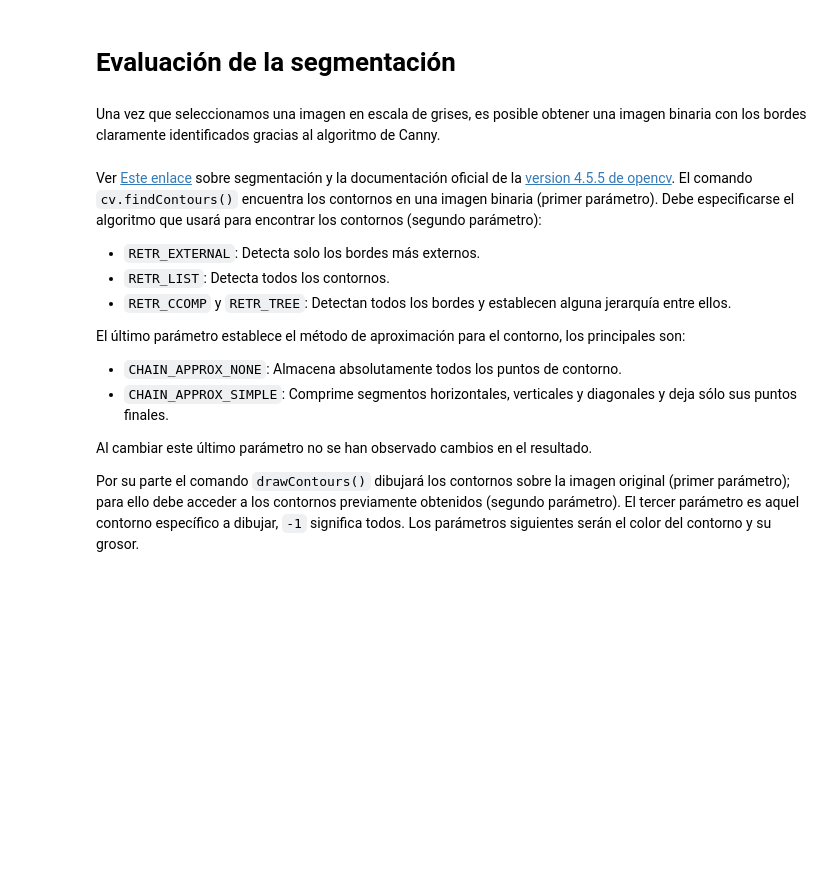
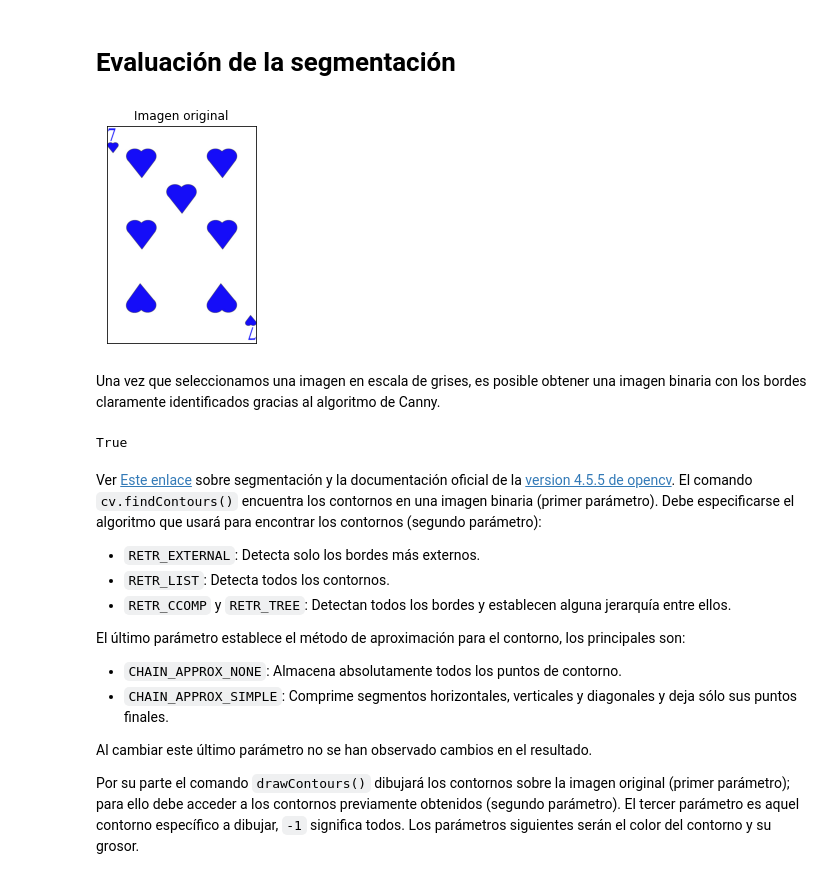
Before and after one commit to genomorro/unir, a Jupyter notebook: main.ipynb, the cells around one changed output. Drawn from its saved outputs; the diff is of its cells as text; code cells hidden in the pictures; blank space fills up the shorter version.

Commit message:
Fix images

```diff
--- a/main.ipynb
+++ b/main.ipynb
@@ -13,21 +13,25 @@ imc_cyd = cv.imread('im/cyd.jpg')
 # %%
-imc_07c = cv.imread('im/07c.jpg', cv.IMREAD_GRAYSCALE)
-imc_09d = cv.imread('im/09d.png', cv.IMREAD_GRAYSCALE)
-imc_10c = cv.imread('im/10c.jpg', cv.IMREAD_GRAYSCALE)
-imc_10t = cv.imread('im/10t.jpg', cv.IMREAD_GRAYSCALE)
-imc_all = cv.imread('im/all.png', cv.IMREAD_GRAYSCALE)
-imc_cyd = cv.imread('im/cyd.jpg', cv.IMREAD_GRAYSCALE)
+img_07c = cv.imread('im/07c.jpg', cv.IMREAD_GRAYSCALE) # Bien
+img_09d = cv.imread('im/09d.png', cv.IMREAD_GRAYSCALE) # +1
+img_10c = cv.imread('im/10c.jpg', cv.IMREAD_GRAYSCALE) # Bien
+img_10t = cv.imread('im/10t.jpg', cv.IMREAD_GRAYSCALE) # +2
+img_all = cv.imread('im/all.png', cv.IMREAD_GRAYSCALE) # +4
+img_cyd = cv.imread('im/cyd.jpg', cv.IMREAD_GRAYSCALE) # +2
 # %%
-im = imc_10t
+im = imc_07c
 plt.imshow(im)
 plt.title("Imagen original"), plt.xticks([]), plt.yticks([])
 plt.show()
+# %% [output]
+[figure, added]
 # %% [markdown]
 Una vez que seleccionamos una imagen en escala de grises, es posible obtener una imagen binaria con los bordes claramente identificados gracias al algoritmo de Canny.
 # %%
 # Los números son las intensidades min y máx para identificar el borde
 canny = cv.Canny(im, 25, 100)
 cv.imwrite('out/canny.jpg', canny)
+# %% [output]
+True
 # %% [markdown]
 Ver [Este enlace](https://circuitdigest.com/tutorial/image-segmentation-using-opencv) sobre segmentación y la documentación oficial de la [version 4.5.5 de opencv](https://docs.opencv.org/4.5.5/d4/d73/tutorial_py_contours_begin.html). El comando `cv.findContours()` encuentra los contornos en una imagen binaria (primer parámetro). Debe especificarse el algoritmo que usará para encontrar los contornos (segundo parámetro):
 
```
Also changed, not shown: parts of 7 cells of this notebook, 1 other file.
